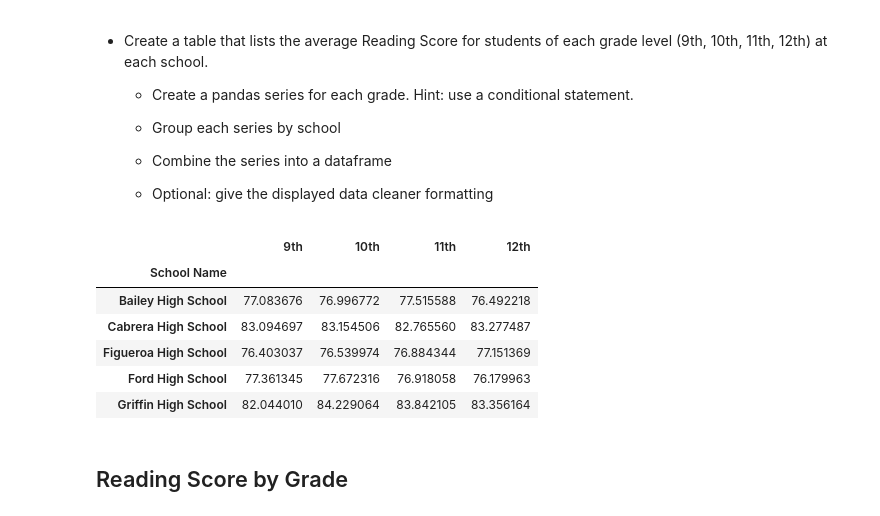
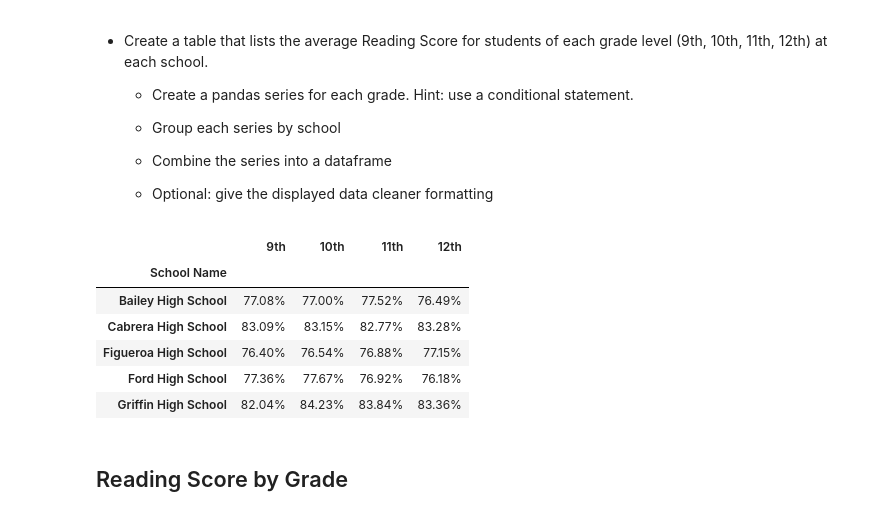
Before and after one commit to Kthomas09/Pandas-Challenge, a Jupyter notebook: PyCitySchools_starter.ipynb, the cells around one changed output. Drawn from its saved outputs; the diff is of its cells as text; code cells hidden in the pictures.

```diff
--- a/PyCitySchools_starter.ipynb
+++ b/PyCitySchools_starter.ipynb
@@ -452,27 +488,29 @@ bottom_five_performing_schools
 
   * Optional: give the displayed data cleaner formatting
 # %%
+#Grouping each grade and calculating the average math scores for each grade
 ninth_grade_math = renamed_df.loc[renamed_df["Grade"]=="9th"].groupby("School Name")["Math Score"].mean()
 tenth_grade_math = renamed_df.loc[renamed_df["Grade"]=="10th"].groupby("School Name")["Math Score"].mean()
 eleventh_grade_math = renamed_df.loc[renamed_df["Grade"]=="11th"].groupby("School Name")["Math Score"].mean()
 twelfth_grade_math = renamed_df.loc[renamed_df["Grade"]=="12th"].groupby("School Name")["Math Score"].mean()
 
+#Creating the data frame
 school_math_scores_by_grade = pd.DataFrame({
-    "9th": ninth_grade_math,
-    "10th": tenth_grade_math,
-    "11th": eleventh_grade_math,
-    "12th": twelfth_grade_math
+    "9th": ninth_grade_math.map("{:.2f}%".format),
+    "10th": tenth_grade_math.map("{:.2f}%".format),
+    "11th": eleventh_grade_math.map("{:.2f}%".format),
+    "12th": twelfth_grade_math.map("{:.2f}%".format)
 })
 
 school_math_scores_by_grade.head()
 # %% [output]
 |  | 9th | 10th | 11th | 12th |
 | School Name |  |  |  |  |
-| Bailey High School | 77.083676 | 76.996772 | 77.515588 | 76.492218 |
-| Cabrera High School | 83.094697 | 83.154506 | 82.765560 | 83.277487 |
-| Figueroa High School | 76.403037 | 76.539974 | 76.884344 | 77.151369 |
-| Ford High School | 77.361345 | 77.672316 | 76.918058 | 76.179963 |
-| Griffin High School | 82.044010 | 84.229064 | 83.842105 | 83.356164 |
+| Bailey High School | 77.08% | 77.00% | 77.52% | 76.49% |
+| Cabrera High School | 83.09% | 83.15% | 82.77% | 83.28% |
+| Figueroa High School | 76.40% | 76.54% | 76.88% | 77.15% |
+| Ford High School | 77.36% | 77.67% | 76.92% | 76.18% |
+| Griffin High School | 82.04% | 84.23% | 83.84% | 83.36% |
 # %% [markdown]
 ## Reading Score by Grade
 # %% [markdown]
```
Also changed, not shown: parts of 21 cells of this notebook.
